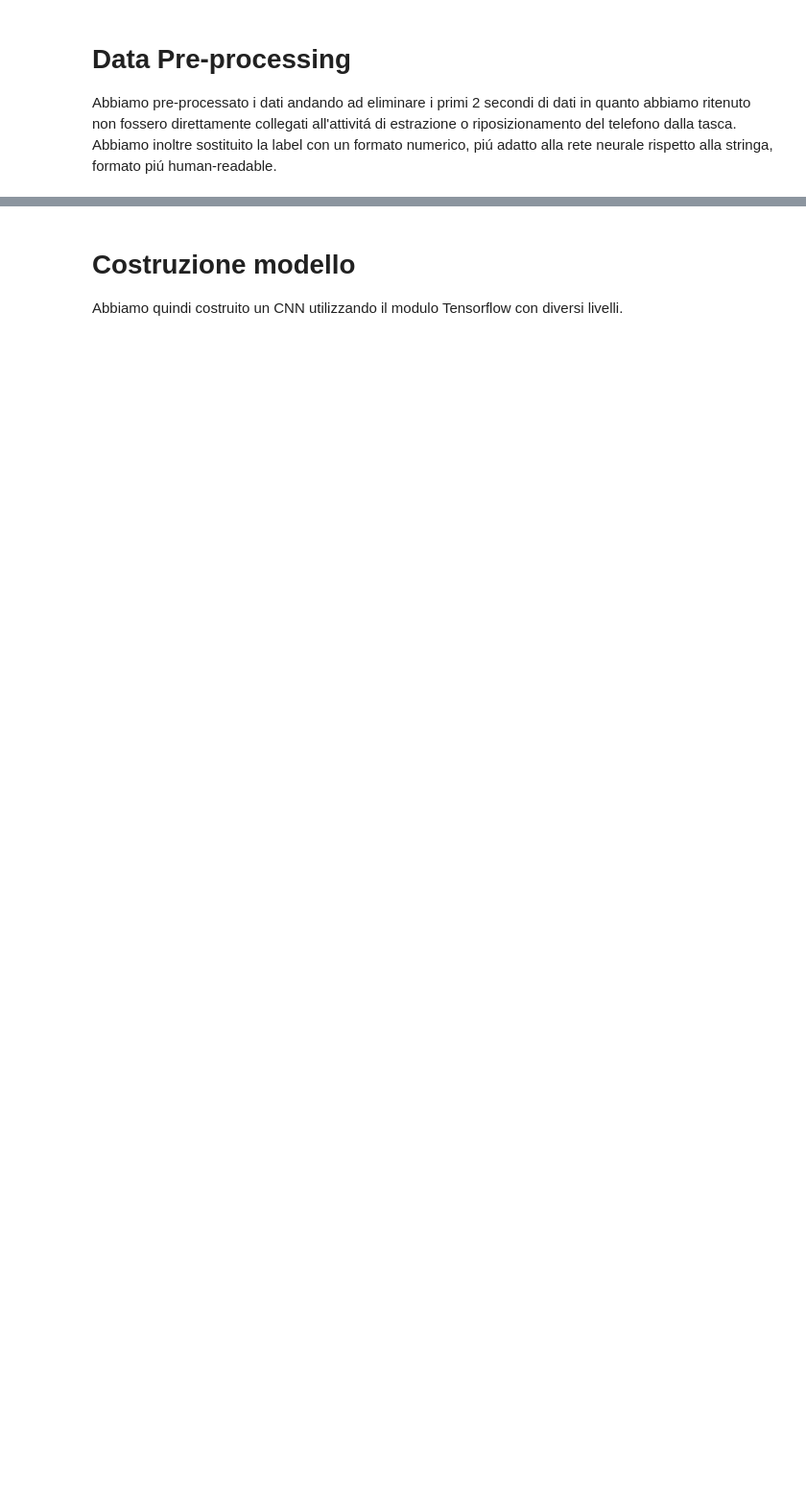
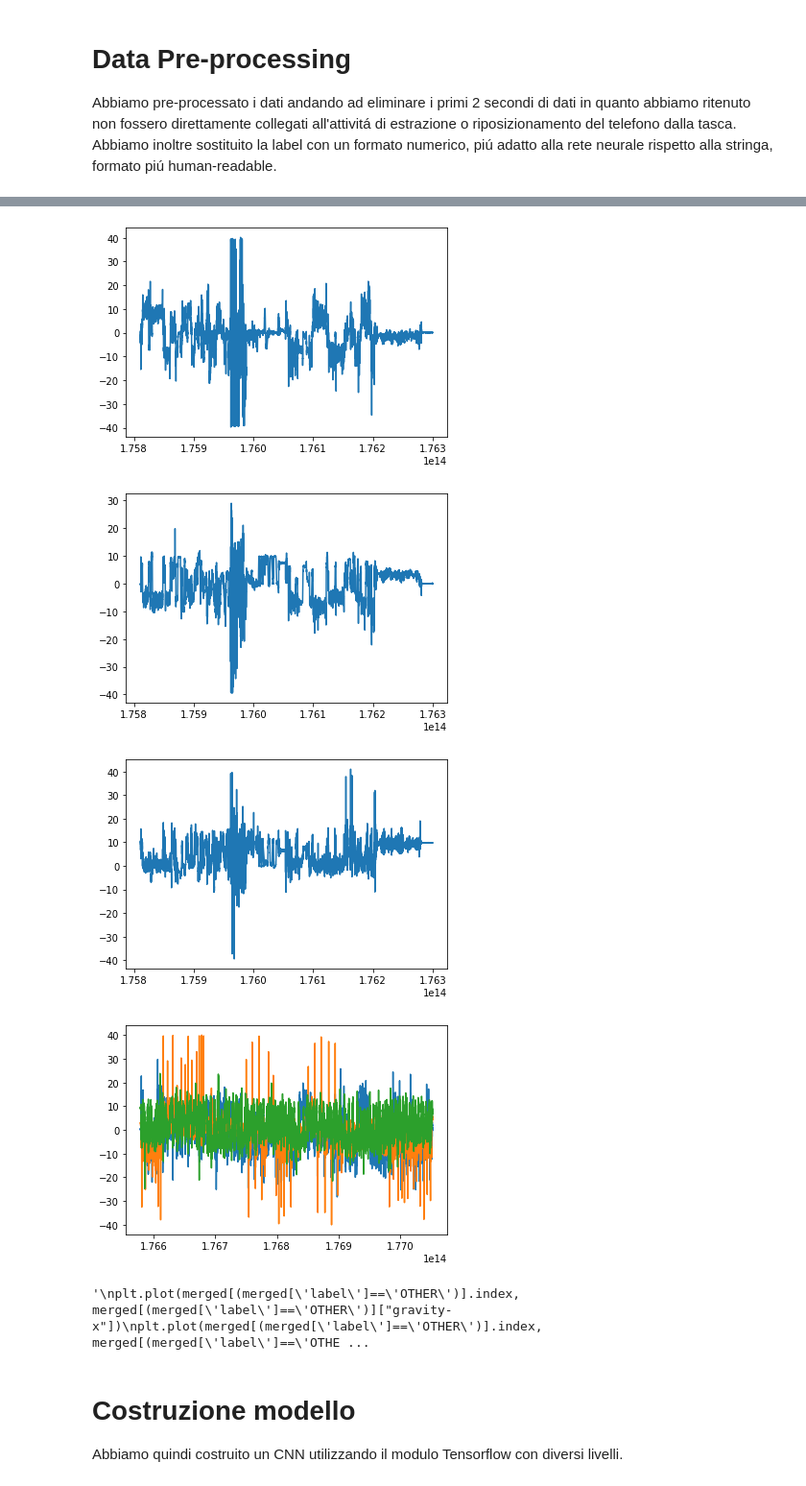
Before and after one commit to leonardopoggiani/DigitalWellBeing, a Jupyter notebook: dataset/data_preprocessing_and_training.ipynb, the cells around one changed output, grey strips where cells are left out. Shown: that part at 96% size. Cells and saved outputs as stored; diff of their text form; code cells hidden in the pictures; blank space fills up the shorter version.

```diff
--- a/dataset/data_preprocessing_and_training.ipynb
+++ b/dataset/data_preprocessing_and_training.ipynb
@@ -132,43 +223,50 @@ Training shape: (69537, 18)
 # %%
-"""
+plt.plot(merged[(merged['label']==0)].index, merged[(merged['label']==0)]["acceleration-x"])
+plt.show()
+
+plt.plot(merged[(merged['label']==0)].index, merged[(merged['label']==0)]["acceleration-y"])
+plt.show()
+
+plt.plot(merged[(merged['label']==0)].index, merged[(merged['label']==0)]["acceleration-z"])
+plt.show()
 
 
-plt.plot(merged[(merged['label']=='OTHER')].index, merged[(merged['label']=='OTHER')]["acceleration-x"])
-plt.plot(merged[(merged['label']=='OTHER')].index, merged[(merged['label']=='OTHER')]["acceleration-y"])
-plt.plot(merged[(merged['label']=='OTHER')].index, merged[(merged['label']=='OTHER')]["acceleration-z"])
+plt.plot(merged[(merged['label']==1)].index, merged[(merged['label']==1)]["acceleration-x"])
+plt.plot(merged[(merged['label']==1)].index, merged[(merged['label']==1)]["acceleration-y"])
+plt.plot(merged[(merged['label']==1)].index, merged[(merged['label']==1)]["acceleration-z"])
 
 plt.show()
-
-plt.plot(merged[(merged['label']=='PICKUP')].index, merged[(merged['label']=='PICKUP')]["acceleration-x"])
-plt.plot(merged[(merged['label']=='PICKUP')].index, merged[(merged['label']=='PICKUP')]["acceleration-y"])
-plt.plot(merged[(merged['label']=='PICKUP')].index, merged[(merged['label']=='PICKUP')]["acceleration-z"])
-
-plt.show()
-
+"""
 plt.plot(merged[(merged['label']=='OTHER')].index, merged[(merged['label']=='OTHER')]["gravity-x"])
 plt.plot(merged[(merged['label']=='OTHER')].index, merged[(merged['label']=='OTHER')]["gravity-y"])
 plt.plot(merged[(merged['label']=='OTHER')].index, merged[(merged['label']=='OTHER')]["gravity-z"])
 
 plt.show()
 
 plt.plot(merged[(merged['label']=='PICKUP')].index, merged[(merged['label']=='PICKUP')]["gravity-x"])
 plt.plot(merged[(merged['label']=='PICKUP')].index, merged[(merged['label']=='PICKUP')]["gravity-y"])
 plt.plot(merged[(merged['label']=='PICKUP')].index, merged[(merged['label']=='PICKUP')]["gravity-z"])
 
 plt.show()
 
 plt.plot(merged[(merged['label']=='OTHER')].index, merged[(merged['label']=='OTHER')]["linearAcceleration-x"])
 plt.plot(merged[(merged['label']=='OTHER')].index, merged[(merged['label']=='OTHER')]["linearAcceleration-y"])
 plt.plot(merged[(merged['label']=='OTHER')].index, merged[(merged['label']=='OTHER')]["linearAcceleration-z"])
 
 plt.show()
 
 plt.plot(merged[(merged['label']=='PICKUP')].index, merged[(merged['label']=='PICKUP')]["linearAcceleration-x"])
 plt.plot(merged[(merged['label']=='PICKUP')].index, merged[(merged['label']=='PICKUP')]["linearAcceleration-y"])
 plt.plot(merged[(merged['label']=='PICKUP')].index, merged[(merged['label']=='PICKUP')]["linearAcceleration-z"])
 
 plt.show()
 """
+# %% [output]
+[figure, added]
+[figure, added]
+[figure, added]
+[figure, added]
+'\nplt.plot(merged[(merged[\'label\']==\'OTHER\')].index, merged[(merged[\'label\']==\'OTHER\')]["gravity-x"])\nplt.plot(merged[(merged[\'label\']==\'OTHER\')].index, merged[(merged[\'label\']==\'OTHE ...
 # %% [markdown]
 # Costruzione modello
 Abbiamo quindi costruito un CNN utilizzando il modulo Tensorflow con diversi livelli.
```
Also changed, not shown: parts of 8 cells of this notebook, 8 other files.
